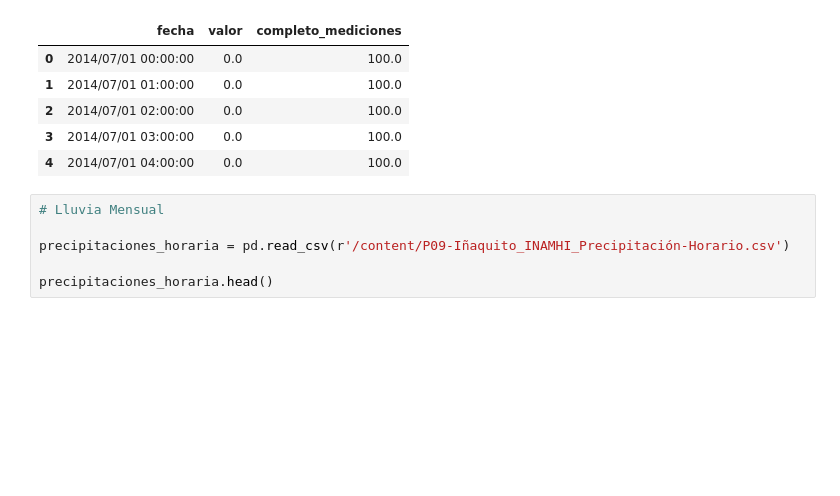
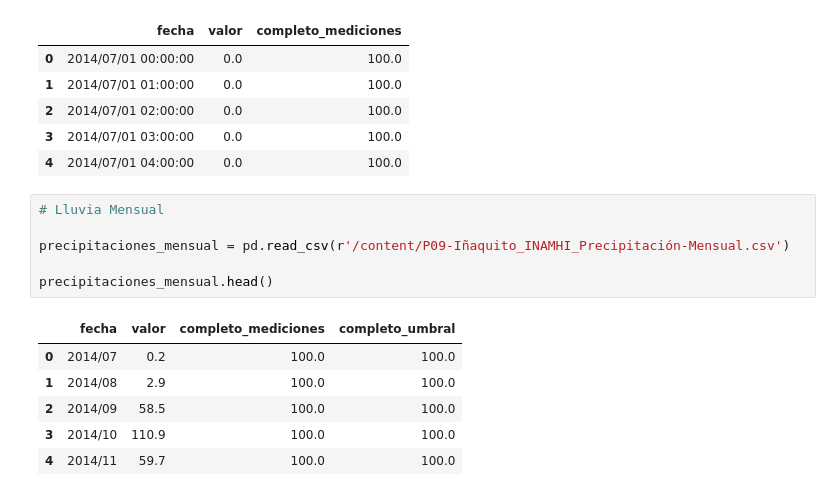
Before and after one commit to nunsongi/quito-risk-mapping-python, a Jupyter notebook: lluvia_estaciones.ipynb, the cells around one changed output. Saved outputs shown, nothing was run; the diff lists cells and outputs as text; blank space fills up the shorter version.

```diff
--- a/lluvia_estaciones.ipynb
+++ b/lluvia_estaciones.ipynb
@@ -59,6 +59,13 @@ precipitaciones_horaria.head()
 # %%
 # Lluvia Mensual
 
-precipitaciones_horaria = pd.read_csv(r'/content/P09-Iñaquito_INAMHI_Precipitación-Horario.csv')
+precipitaciones_mensual = pd.read_csv(r'/content/P09-Iñaquito_INAMHI_Precipitación-Mensual.csv')
 
-precipitaciones_horaria.head()
+precipitaciones_mensual.head()
+# %% [output]
+|  | fecha | valor | completo_mediciones | completo_umbral |
+| 0 | 2014/07 | 0.2 | 100.0 | 100.0 |
+| 1 | 2014/08 | 2.9 | 100.0 | 100.0 |
+| 2 | 2014/09 | 58.5 | 100.0 | 100.0 |
+| 3 | 2014/10 | 110.9 | 100.0 | 100.0 |
+| 4 | 2014/11 | 59.7 | 100.0 | 100.0 |
```
